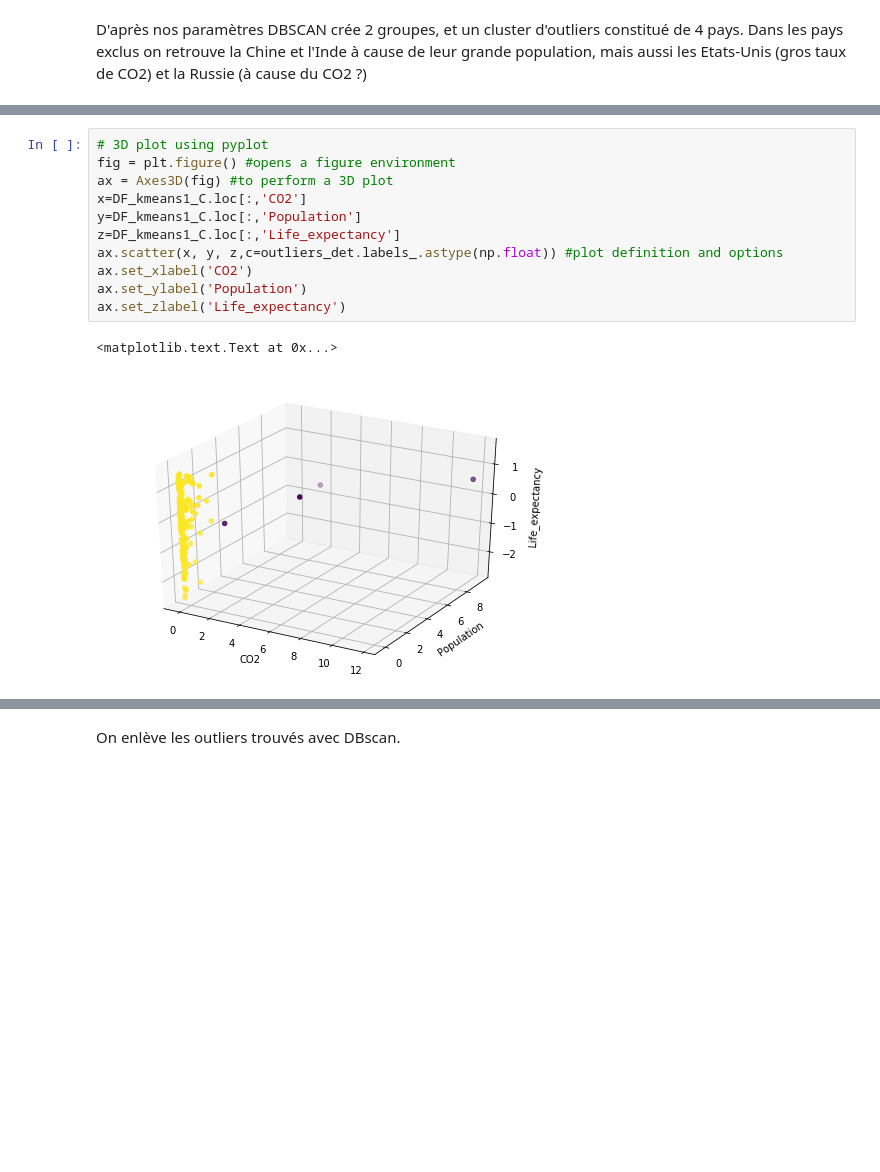
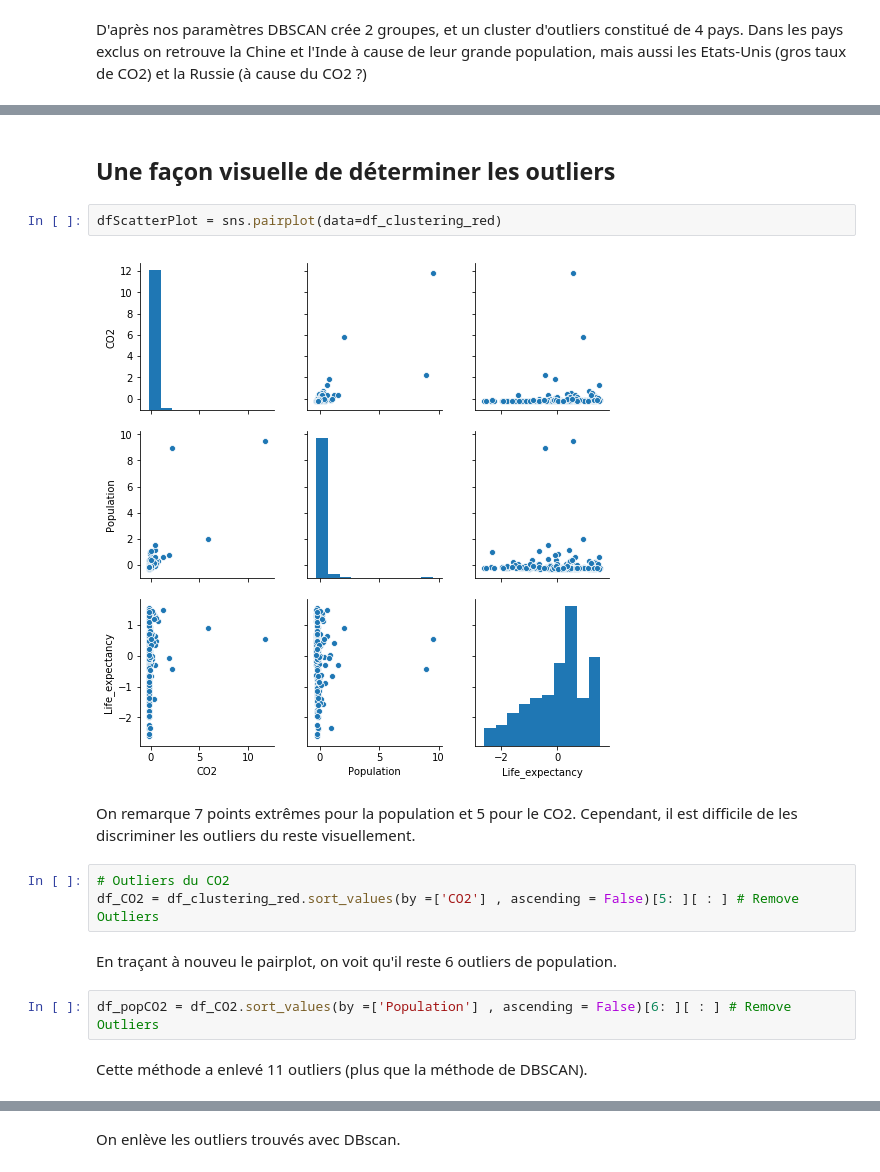
Before and after one commit to LisaNicvert/IA_project, a Jupyter notebook: Project_IA_Clustering_simple.ipynb, the cells around one changed output, grey strips where cells are left out. Cells and saved outputs as stored; diff of their text form; blank space fills up the shorter version.

```diff
--- a/Project_IA_Clustering_simple.ipynb
+++ b/Project_IA_Clustering_simple.ipynb
@@ -287,17 +257,20 @@ print(DF_kmeans1_C[DF_kmeans1_C['Labels'] == -1])
 89    2.178481    8.942533        -0.433087      -1               India
 161   1.878397    0.765541        -0.083496      -1  Russian Federation
 206   5.838196    2.009879         0.912599      -1       United States
-# %%
-# 3D plot using pyplot
-fig = plt.figure() #opens a figure environment
-ax = Axes3D(fig) #to perform a 3D plot
-x=DF_kmeans1_C.loc[:,'CO2']
-y=DF_kmeans1_C.loc[:,'Population']
-z=DF_kmeans1_C.loc[:,'Life_expectancy']
-ax.scatter(x, y, z,c=outliers_det.labels_.astype(np.float)) #plot definition and options
-ax.set_xlabel('CO2')
-ax.set_ylabel('Population')
-ax.set_zlabel('Life_expectancy')
-# %% [output]
-<matplotlib.text.Text at 0x...>
-[figure, removed]
+# %% [markdown]
+## Une façon visuelle de déterminer les outliers
+# %%
+dfScatterPlot = sns.pairplot(data=df_clustering_red)
+# %% [output]
+[figure, added]
+# %% [markdown]
+On remarque 7 points extrêmes pour la population et 5 pour le CO2. Cependant, il est difficile de les discriminer les outliers du reste visuellement.
+# %%
+# Outliers du CO2
+df_CO2 = df_clustering_red.sort_values(by =['CO2'] , ascending = False)[5: ][ : ] # Remove Outliers
+# %% [markdown]
+En traçant à nouveu le pairplot, on voit qu'il reste 6 outliers de population.
+# %%
+df_popCO2 = df_CO2.sort_values(by =['Population'] , ascending = False)[6: ][ : ] # Remove Outliers
+# %% [markdown]
+Cette méthode a enlevé 11 outliers (plus que la méthode de DBSCAN).
```
Also changed, not shown: parts of 115 cells of this notebook.
